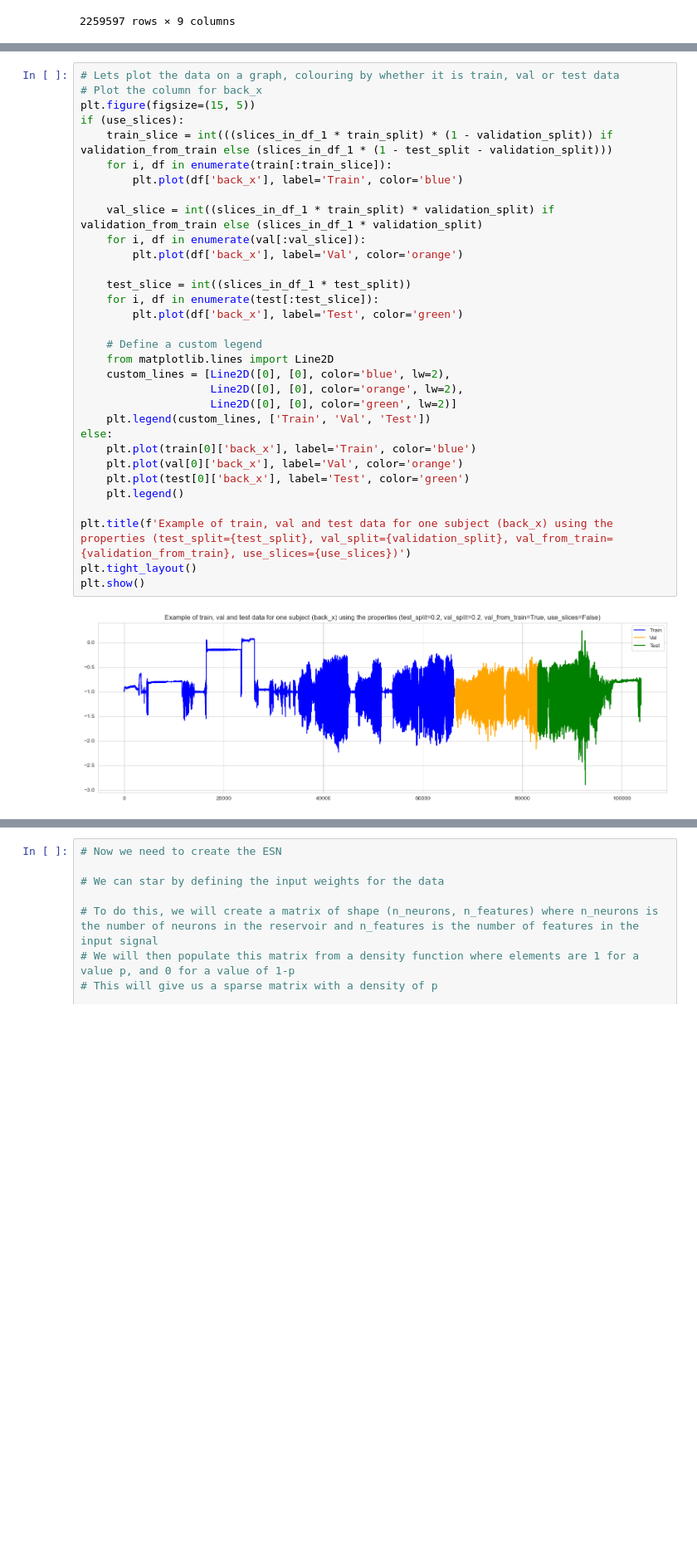
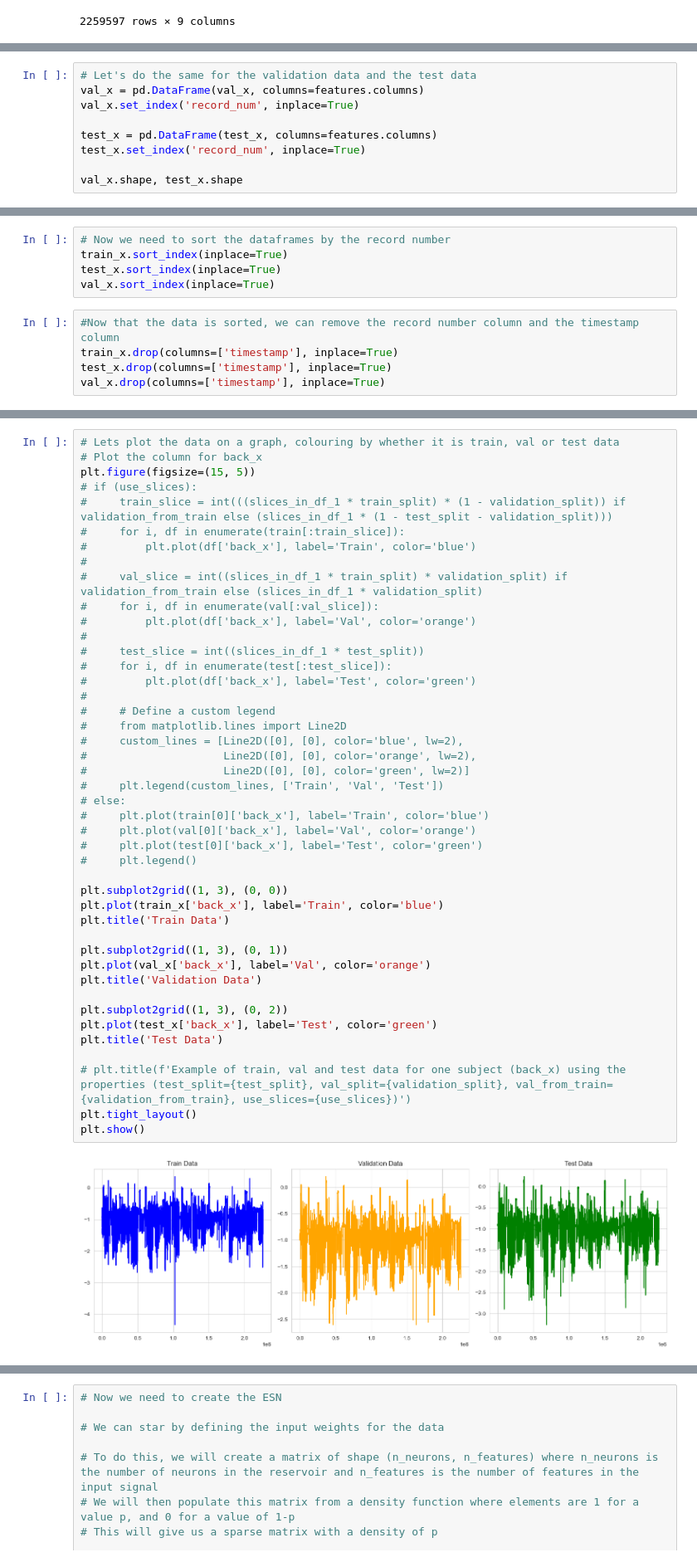
Before and after one commit to 007spy9/COM6906-Dissertation, a Jupyter notebook: training/basicESN_har70.ipynb, the cells around one changed output, grey strips where cells are left out. Shown at 83% size. Cells and saved outputs as stored; diff of their text form; blank space fills up the shorter version.

Commit message:
Added better test train split function

```diff
--- a/training/basicESN_har70.ipynb
+++ b/training/basicESN_har70.ipynb
@@ -112,0 +137,9 @@ Data shape:  [(103860, 9), (131367, 9), (116413, 9), (150758, 9), (87006, 9), (1
+# %%
+# Let's do the same for the validation data and the test data
+val_x = pd.DataFrame(val_x, columns=features.columns)
+val_x.set_index('record_num', inplace=True)
+
+test_x = pd.DataFrame(test_x, columns=features.columns)
+test_x.set_index('record_num', inplace=True)
+
+val_x.shape, test_x.shape
@@ -113 +165,11 @@ Data shape:  [(103860, 9), (131367, 9), (116413, 9), (150758, 9), (87006, 9), (1
+# %%
+# Now we need to sort the dataframes by the record number
+train_x.sort_index(inplace=True)
+test_x.sort_index(inplace=True)
+val_x.sort_index(inplace=True)
+# %%
+#Now that the data is sorted, we can remove the record number column and the timestamp column
+train_x.drop(columns=['timestamp'], inplace=True)
+test_x.drop(columns=['timestamp'], inplace=True)
+val_x.drop(columns=['timestamp'], inplace=True)
 # %%
@@ -120,36 +180,48 @@ print(len(train), len(val), len(test))
 # %%
 # Lets plot the data on a graph, colouring by whether it is train, val or test data
 # Plot the column for back_x
 plt.figure(figsize=(15, 5))
-if (use_slices):
-    train_slice = int(((slices_in_df_1 * train_split) * (1 - validation_split)) if validation_from_train else (slices_in_df_1 * (1 - test_split - validation_split)))
-    for i, df in enumerate(train[:train_slice]):
-        plt.plot(df['back_x'], label='Train', color='blue')
+# if (use_slices):
+#     train_slice = int(((slices_in_df_1 * train_split) * (1 - validation_split)) if validation_from_train else (slices_in_df_1 * (1 - test_split - validation_split)))
+#     for i, df in enumerate(train[:train_slice]):
+#         plt.plot(df['back_x'], label='Train', color='blue')
+#
+#     val_slice = int((slices_in_df_1 * train_split) * validation_split) if validation_from_train else (slices_in_df_1 * validation_split)
+#     for i, df in enumerate(val[:val_slice]):
+#         plt.plot(df['back_x'], label='Val', color='orange')
+#
+#     test_slice = int((slices_in_df_1 * test_split))
+#     for i, df in enumerate(test[:test_slice]):
+#         plt.plot(df['back_x'], label='Test', color='green')
+#
+#     # Define a custom legend
+#     from matplotlib.lines import Line2D
+#     custom_lines = [Line2D([0], [0], color='blue', lw=2),
+#                     Line2D([0], [0], color='orange', lw=2),
+#                     Line2D([0], [0], color='green', lw=2)]
+#     plt.legend(custom_lines, ['Train', 'Val', 'Test'])
+# else:
+#     plt.plot(train[0]['back_x'], label='Train', color='blue')
+#     plt.plot(val[0]['back_x'], label='Val', color='orange')
+#     plt.plot(test[0]['back_x'], label='Test', color='green')
+#     plt.legend()
 
-    val_slice = int((slices_in_df_1 * train_split) * validation_split) if validation_from_train else (slices_in_df_1 * validation_split)
-    for i, df in enumerate(val[:val_slice]):
-        plt.plot(df['back_x'], label='Val', color='orange')
+plt.subplot2grid((1, 3), (0, 0))
+plt.plot(train_x['back_x'], label='Train', color='blue')
+plt.title('Train Data')
 
-    test_slice = int((slices_in_df_1 * test_split))
-    for i, df in enumerate(test[:test_slice]):
-        plt.plot(df['back_x'], label='Test', color='green')
+plt.subplot2grid((1, 3), (0, 1))
+plt.plot(val_x['back_x'], label='Val', color='orange')
+plt.title('Validation Data')
 
-    # Define a custom legend
-    from matplotlib.lines import Line2D
-    custom_lines = [Line2D([0], [0], color='blue', lw=2),
-                    Line2D([0], [0], color='orange', lw=2),
-                    Line2D([0], [0], color='green', lw=2)]
-    plt.legend(custom_lines, ['Train', 'Val', 'Test'])
-else:
-    plt.plot(train[0]['back_x'], label='Train', color='blue')
-    plt.plot(val[0]['back_x'], label='Val', color='orange')
-    plt.plot(test[0]['back_x'], label='Test', color='green')
-    plt.legend()
+plt.subplot2grid((1, 3), (0, 2))
+plt.plot(test_x['back_x'], label='Test', color='green')
+plt.title('Test Data')
 
-plt.title(f'Example of train, val and test data for one subject (back_x) using the properties (test_split={test_split}, val_split={validation_split}, val_from_train={validation_from_train}, use_slices={use_slices})')
+# plt.title(f'Example of train, val and test data for one subject (back_x) using the properties (test_split={test_split}, val_split={validation_split}, val_from_train={validation_from_train}, use_slices={use_slices})')
 plt.tight_layout()
 plt.show()
 # %% [output]
-[figure, old version]
+[figure, new version]
 # %%
 # To use this ESN, we need to concatenate all of the training data into one large dataframe
```
Also changed, not shown: parts of 71 cells of this notebook, 2 other files.
